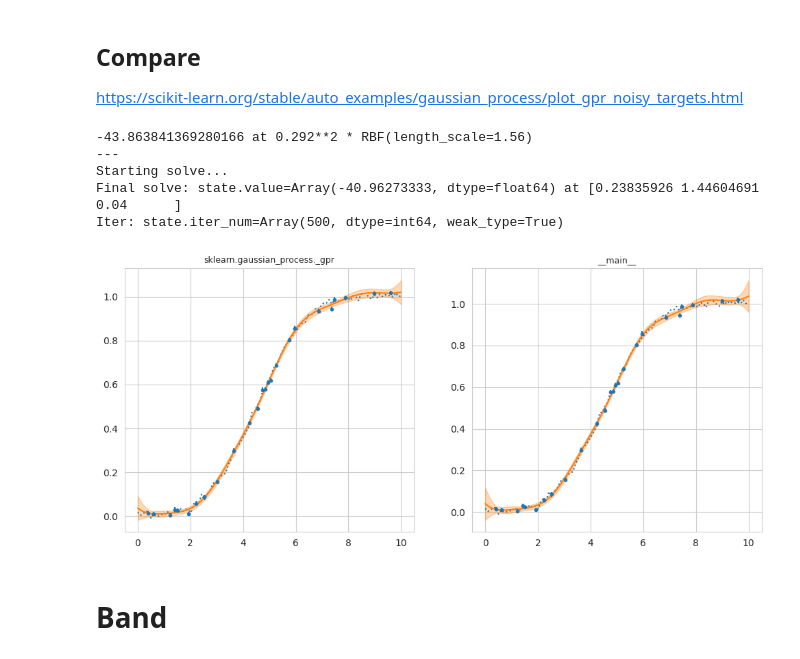
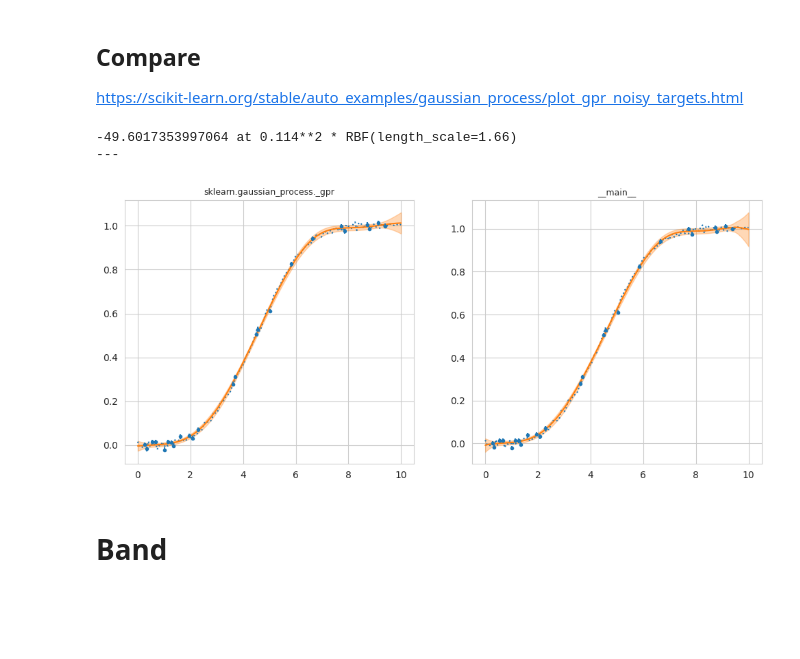
Before and after one commit to ItsNiklas/sparse-gaussian-processes, a Jupyter notebook: GP.ipynb, the cells around one changed output. Drawn from its saved outputs; the diff is of its cells as text; code cells hidden in the pictures; blank space fills up the shorter version.

```diff
--- a/GP.ipynb
+++ b/GP.ipynb
@@ -53,7 +53,7 @@ def cov_matrix(x1, x2, cov_function):
     K = jax.vmap(lambda x_: jax.vmap(lambda y_: cov_function(x_, y_))(x1))(x2)
 
     # TAPERING
-    K = jnp.where(K < 1e-9, 0, K)
+    K = jnp.where(K < 1e-5, 0, K)
     return K
 
 
@@ -188,16 +188,16 @@ https://scikit-learn.org/stable/auto_examples/gaussian_process/plot_gpr_noisy_ta
 import numpy as np
 import matplotlib.pyplot as plt
 
-rng = np.random.RandomState(0)
+rng = np.random.RandomState(1)
 
 # Toy data, Weibull
 def weibull_F(x, lambda_, k_):
     return 1 - jnp.exp(-(lambda_ * x) ** k_)
 
-X = np.linspace(start=0, stop=10, num=100).reshape(-1, 1)
+X = np.linspace(start=0, stop=10, num=150).reshape(-1, 1)
 lam = 1/5; k = 3.5
 y = np.squeeze(weibull_F(X, lam, k) + rng.normal(scale = 0.1**2, size=X.shape))
-estimated_y = np.squeeze(weibull_F(X, 1/2, 2))
+estimated_y = np.squeeze(weibull_F(X, 1/4, 3.5))
 y -= estimated_y
 
 training_indices = rng.choice(np.arange(y.size), size=25, replace=False)
@@ -210,8 +210,8 @@ y_train = y_train + rng.normal(loc=0, scale=noise_std, size=y_train.shape)
 # Parameters
 #[0.02970224 1.20957201 0.04      ]
 s = 0.3
-l = 1.5
-p = 0.2**2
+l = 2
+p = 0
 
 theta_init = jnp.array([s, l, p], dtype=float)
 # %%
@@ -225,7 +225,7 @@ for i, ax in enumerate(axs.flatten()):
         kernel = s * RBF(l)
         gaussian_process = GaussianProcessRegressor(
             kernel=kernel,
-            alpha=noise_std ** 2,
+            alpha=noise_std ** 2
         )
         gaussian_process.fit(X_train, y_train)
         print(-gaussian_process.log_marginal_likelihood_value_, "at", gaussian_process.kernel_)
@@ -234,39 +234,36 @@ for i, ax in enumerate(axs.flatten()):
         def kernel(s1, l1, p1, x, y):
             return RBFKernel(s1, l1, x, y)
 
         gaussian_process = GPR(X_train, y_train, kernel, theta_init, eps=noise_std ** 2)
-        gaussian_process.fit()
+        #gaussian_process.fit()
 
     mean_prediction, std_prediction = gaussian_process.predict(X, return_std=True)
     mean_prediction += estimated_y
     ax.plot(X, y + estimated_y, linestyle="dotted")
     ax.plot(X, mean_prediction, label="Mean prediction")
     ax.errorbar(
         X_train,
         y_train + estimated_y[training_indices],
         noise_std,
         linestyle="None",
         color="tab:blue",
         marker=".",
         label="Observations",
     )
     ax.fill_between(
         X.ravel(),
         mean_prediction - 1.96 * std_prediction,
         mean_prediction + 1.96 * std_prediction,
         alpha=0.3,
         color="tab:orange",
     )
     ax.set_title(gaussian_process.__module__, fontsize=9)
 
 plt.show()
 # %% [output]
--43.863841369280166 at 0.292**2 * RBF(length_scale=1.56)
+-49.6017353997064 at 0.114**2 * RBF(length_scale=1.66)
 ---
-Starting solve...
-Final solve: state.value=Array(-40.96273333, dtype=float64) at [0.23835926 1.44604691 0.04      ]
-Iter: state.iter_num=Array(500, dtype=int64, weak_type=True)
-[figure, old version]
+[figure, new version]
 # %% [markdown]
 # Band
 # %%
```
Also changed, not shown: 1 other file.
